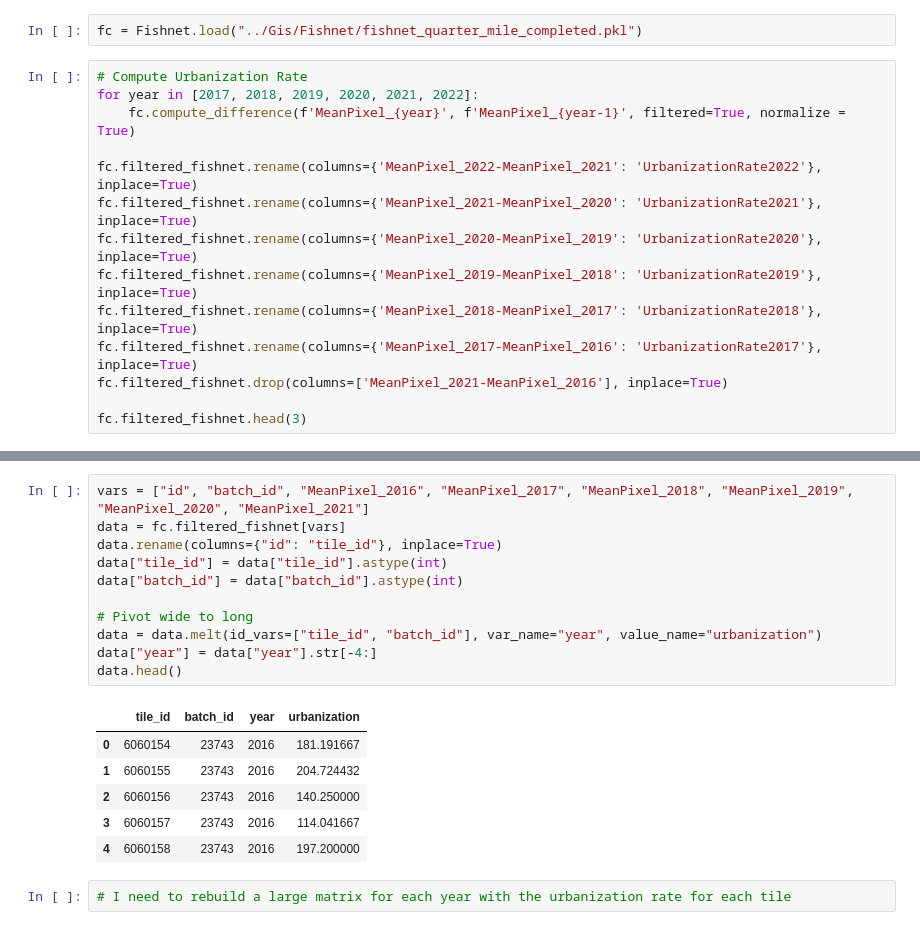
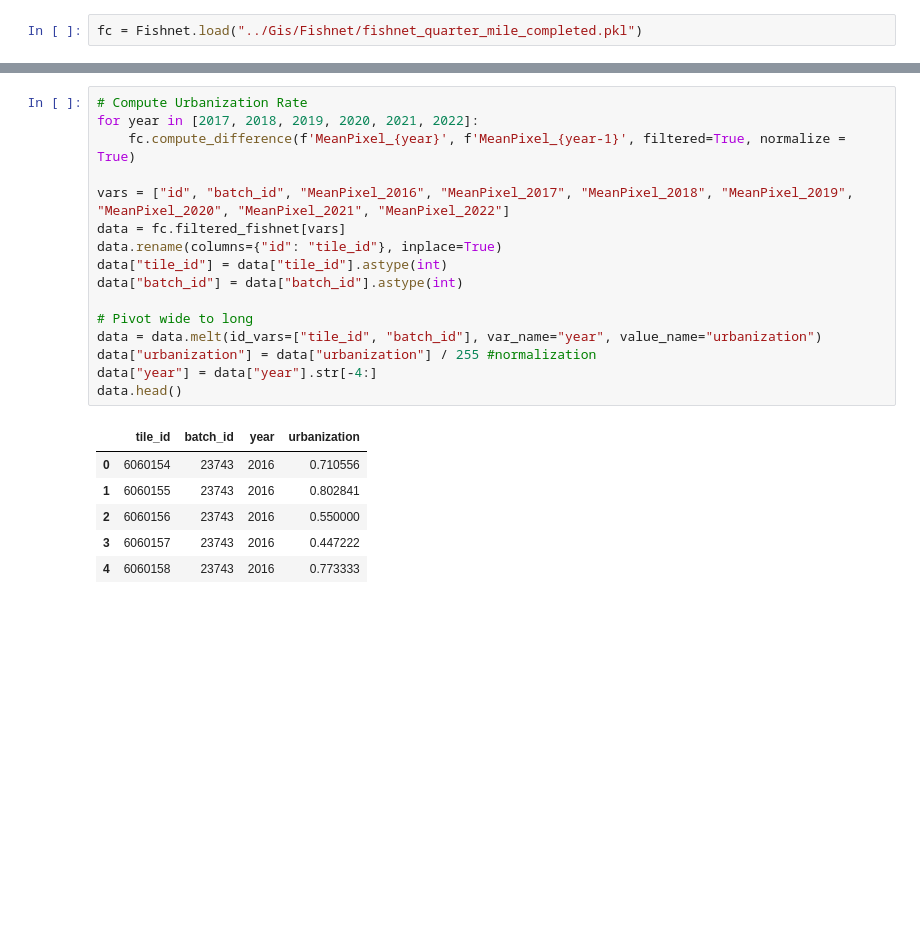
Before and after one commit to victor-radermecker/AdvancedLandCoverAnalytics-Pipeline, a Jupyter notebook: Notebooks/ConvLSTM.ipynb, the cells around one changed output, grey strips where cells are left out. Drawn from its saved outputs; the diff is of its cells as text; blank space fills up the shorter version.

```diff
--- a/Notebooks/ConvLSTM.ipynb
+++ b/Notebooks/ConvLSTM.ipynb
@@ -21,16 +23,2 @@ The autoreload extension is already loaded. To reload it, use:
 # %%
 fc = Fishnet.load("../Gis/Fishnet/fishnet_quarter_mile_completed.pkl")
-# %%
-# Compute Urbanization Rate
-for year in [2017, 2018, 2019, 2020, 2021, 2022]:
-    fc.compute_difference(f'MeanPixel_{year}', f'MeanPixel_{year-1}', filtered=True, normalize = True)
-
-fc.filtered_fishnet.rename(columns={'MeanPixel_2022-MeanPixel_2021': 'UrbanizationRate2022'}, inplace=True)
-fc.filtered_fishnet.rename(columns={'MeanPixel_2021-MeanPixel_2020': 'UrbanizationRate2021'}, inplace=True)
-fc.filtered_fishnet.rename(columns={'MeanPixel_2020-MeanPixel_2019': 'UrbanizationRate2020'}, inplace=True)
-fc.filtered_fishnet.rename(columns={'MeanPixel_2019-MeanPixel_2018': 'UrbanizationRate2019'}, inplace=True)
-fc.filtered_fishnet.rename(columns={'MeanPixel_2018-MeanPixel_2017': 'UrbanizationRate2018'}, inplace=True)
-fc.filtered_fishnet.rename(columns={'MeanPixel_2017-MeanPixel_2016': 'UrbanizationRate2017'}, inplace=True)
-fc.filtered_fishnet.drop(columns=['MeanPixel_2021-MeanPixel_2016'], inplace=True)
-
-fc.filtered_fishnet.head(3)
@@ -43,20 +25,23 @@ fc.filtered_fishnet.head(3)
 # %%
-vars = ["id", "batch_id", "MeanPixel_2016", "MeanPixel_2017", "MeanPixel_2018", "MeanPixel_2019", "MeanPixel_2020", "MeanPixel_2021"]
+# Compute Urbanization Rate
+for year in [2017, 2018, 2019, 2020, 2021, 2022]:
+    fc.compute_difference(f'MeanPixel_{year}', f'MeanPixel_{year-1}', filtered=True, normalize = True)
+
+vars = ["id", "batch_id", "MeanPixel_2016", "MeanPixel_2017", "MeanPixel_2018", "MeanPixel_2019", "MeanPixel_2020", "MeanPixel_2021", "MeanPixel_2022"]
 data = fc.filtered_fishnet[vars]
 data.rename(columns={"id": "tile_id"}, inplace=True)
 data["tile_id"] = data["tile_id"].astype(int)
 data["batch_id"] = data["batch_id"].astype(int)
 
 # Pivot wide to long
 data = data.melt(id_vars=["tile_id", "batch_id"], var_name="year", value_name="urbanization")
+data["urbanization"] = data["urbanization"] / 255 #normalization
 data["year"] = data["year"].str[-4:]
 data.head()
 # %% [output]
 |  | tile_id | batch_id | year | urbanization |
-| 0 | 6060154 | 23743 | 2016 | 181.191667 |
-| 1 | 6060155 | 23743 | 2016 | 204.724432 |
-| 2 | 6060156 | 23743 | 2016 | 140.250000 |
-| 3 | 6060157 | 23743 | 2016 | 114.041667 |
-| 4 | 6060158 | 23743 | 2016 | 197.200000 |
+| 0 | 6060154 | 23743 | 2016 | 0.710556 |
+| 1 | 6060155 | 23743 | 2016 | 0.802841 |
+| 2 | 6060156 | 23743 | 2016 | 0.550000 |
+| 3 | 6060157 | 23743 | 2016 | 0.447222 |
+| 4 | 6060158 | 23743 | 2016 | 0.773333 |
-# %%
-# I need to rebuild a large matrix for each year with the urbanization rate for each tile
```
Also changed, not shown: parts of 14 cells of this notebook, 6 other files.
